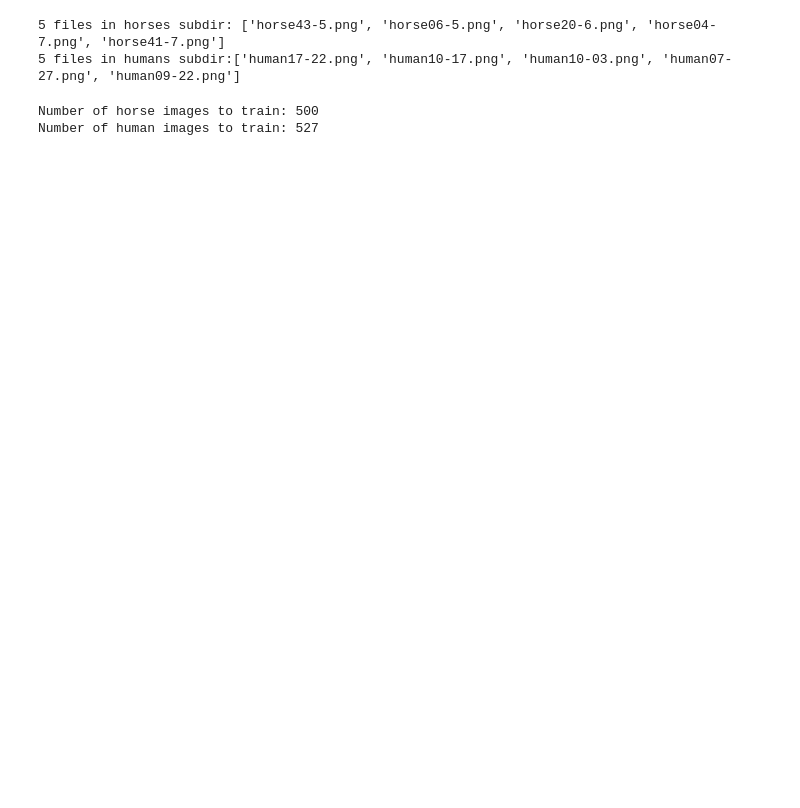
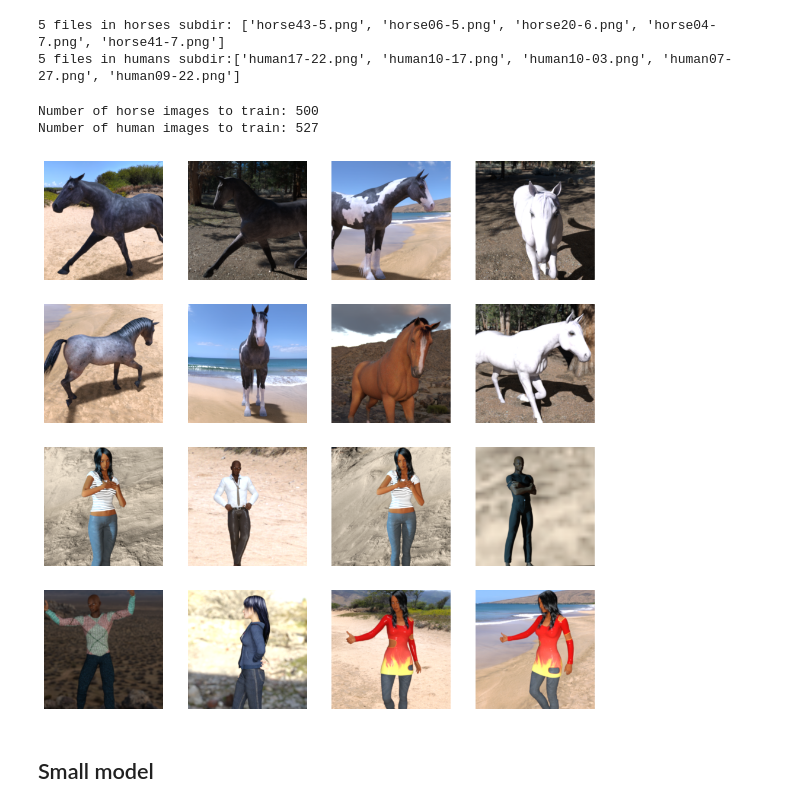
Before and after one commit to AadityaBajgain/learn_tensorflow, a Jupyter notebook: c1/w4/horse_human_classifier.ipynb, the cells around one changed output. Saved outputs shown, nothing was run; the diff lists cells and outputs as text; code cells hidden in the pictures; blank space fills up the shorter version.

```diff
--- a/c1/w4/horse_human_classifier.ipynb
+++ b/c1/w4/horse_human_classifier.ipynb
@@ -27,3 +28,30 @@ print(f"Number of human images to train: {len(os.listdir(human_train_dir))}")
 # %% [output]
 Number of horse images to train: 500
 Number of human images to train: 527
+# %%
+# Parameters for your graph; you will output images in a 4x4 configuration
+nrows = 4
+ncols = 4
+
+# Set up matplotlib fig, and size it to fit 4x4 pics
+fig = plt.gcf()
+fig.set_size_inches(ncols * 3, nrows * 3)
+
+next_horse_pix = [os.path.join(horse_train_dir, fname)
+                for fname in random.sample(train_horse_names, k=8)]
+next_human_pix = [os.path.join(human_train_dir, fname)
+                for fname in random.sample(train_human_names, k=8)]
+
+for i, img_path in enumerate(next_horse_pix + next_human_pix):
+    # Set up subplot; subplot indices start at 1
+    sp = plt.subplot(nrows, ncols, i + 1)
+    sp.axis('Off') # Don't show axes (or gridlines)
+
+    img = mpimg.imread(img_path)
+    plt.imshow(img)
+
+plt.show()
+# %% [output]
+[figure, added]
+# %% [markdown]
+## Small model
```
Also changed, not shown: parts of 25 cells of this notebook.
